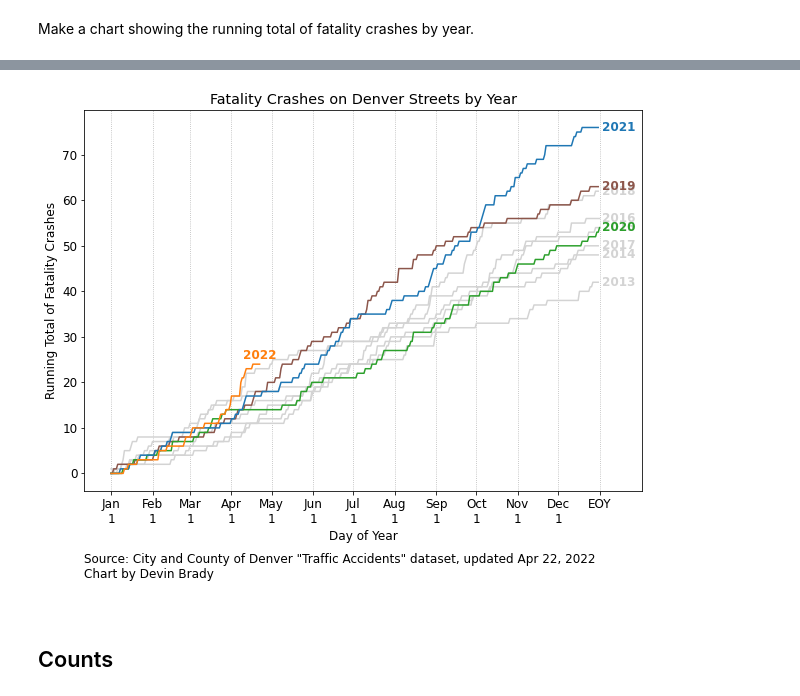
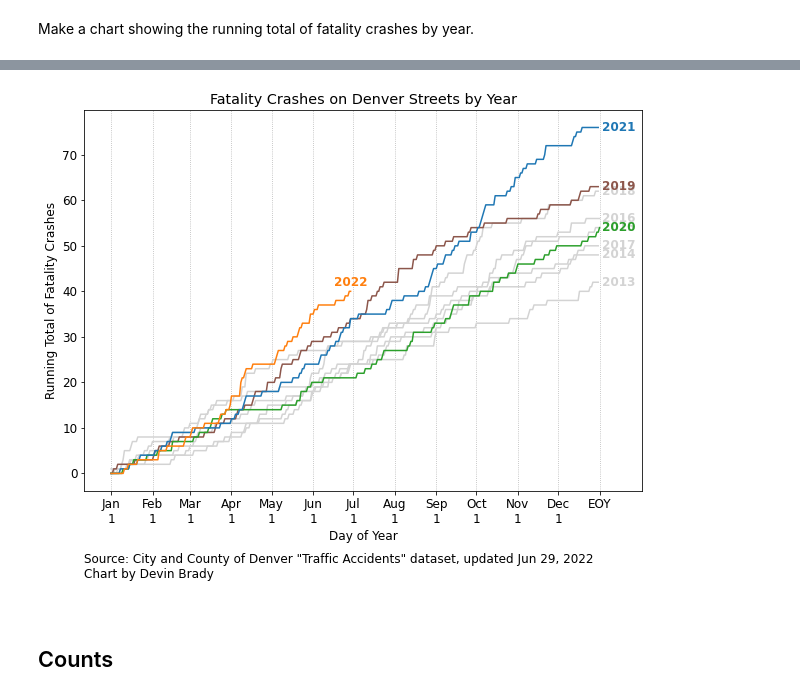
Before and after one commit to devinbrady/denver-street-data, a Jupyter notebook: Fatality_Crashes_by_Year.ipynb, the cells around one changed output, grey strips where cells are left out. Saved outputs shown, nothing was run; the diff lists cells and outputs as text; code cells hidden in the pictures.

```diff
--- a/Fatality_Crashes_by_Year.ipynb
+++ b/Fatality_Crashes_by_Year.ipynb
@@ -30,6 +38,7 @@ crashes_by_day_of_year = pd.pivot_table(
 
 running_total_crashes = crashes_by_day_of_year.cumsum()
 
+this_year = datetime.now(tz=pytz.timezone('America/Denver')).year
 max_day_of_year = df.reported_date.max().day_of_year
 # %%
 # Determine the number of days in each year. 365 normally, 366 for leap years
@@ -38,7 +47,7 @@ days_in_year = pd.Series(index=sorted(df.crash_year.unique()), dtype=int)
 
 for year in sorted(df.crash_year.unique()):
 
-    if year == 2022:
+    if year == this_year:
         days_in_year.loc[year] = max_day_of_year
 
     else:
@@ -48,9 +57,9 @@ for year in sorted(df.crash_year.unique()):
 
 first_of_month = pd.DataFrame({'month_int': range(1,13)})
 first_of_month['month_str'] = first_of_month.apply(
-    lambda row: pd.Timestamp(2022, row.month_int, 1).strftime('%b'), axis=1)
+    lambda row: pd.Timestamp(this_year, row.month_int, 1).strftime('%b'), axis=1)
 first_of_month['day_of_year'] = first_of_month.apply(
-    lambda row: pd.Timestamp(2022, row.month_int, 1).day_of_year, axis=1)
+    lambda row: pd.Timestamp(this_year, row.month_int, 1).day_of_year, axis=1)
 
 first_of_month['label'] = first_of_month['month_str'] + '\n1'
 first_of_month.loc[12, 'month_int'] = 13
@@ -86,38 +95,38 @@ for year in sorted(df.crash_year.unique()):
     # trendline
     # plt.plot([0, days_in_year[year]], [0, fatality_crashes_by_year[year]], color=color, linestyle=':')
 
-    if year == 2022:
+    if year == this_year:
         annotation_x = max_day_of_year
         annotation_y = max(running_total_crashes[year]) + 2
     else:
         annotation_x = max_x_value
         annotation_y = max(running_total_crashes[year])
 
     ax.annotate(
         xy=(annotation_x, annotation_y)
         , text=year
         , color=color
         , fontweight='bold'
         , horizontalalignment='center'
         , verticalalignment='center'
     )
 
 
 plt.xticks(ticks=first_of_month['day_of_year'], labels=first_of_month['label'])
 plt.grid(axis='x', linestyle=':')
 
 citation = f"""
 Source: City and County of Denver "Traffic Accidents" dataset, updated {df.reported_date.max().strftime('%b %-d, %Y')}
 Chart by Devin Brady
 """
 
 ax.annotate(xy=(0, -0.2), text=citation, xycoords='axes fraction', ha='left', va='center')
 plt.xlabel('Day of Year')
 plt.ylabel('Running Total of Fatality Crashes')
 plt.title('Fatality Crashes on Denver Streets by Year')
 _ = plt.savefig('fatality_crashes_by_year.png', transparent=False, facecolor='white', bbox_inches='tight')
 # %% [output]
-[figure, old version]
+[figure, new version]
 # %% [markdown]
 ## Counts
 # %%
```
Also changed, not shown: parts of 13 cells of this notebook, 1 other file.
